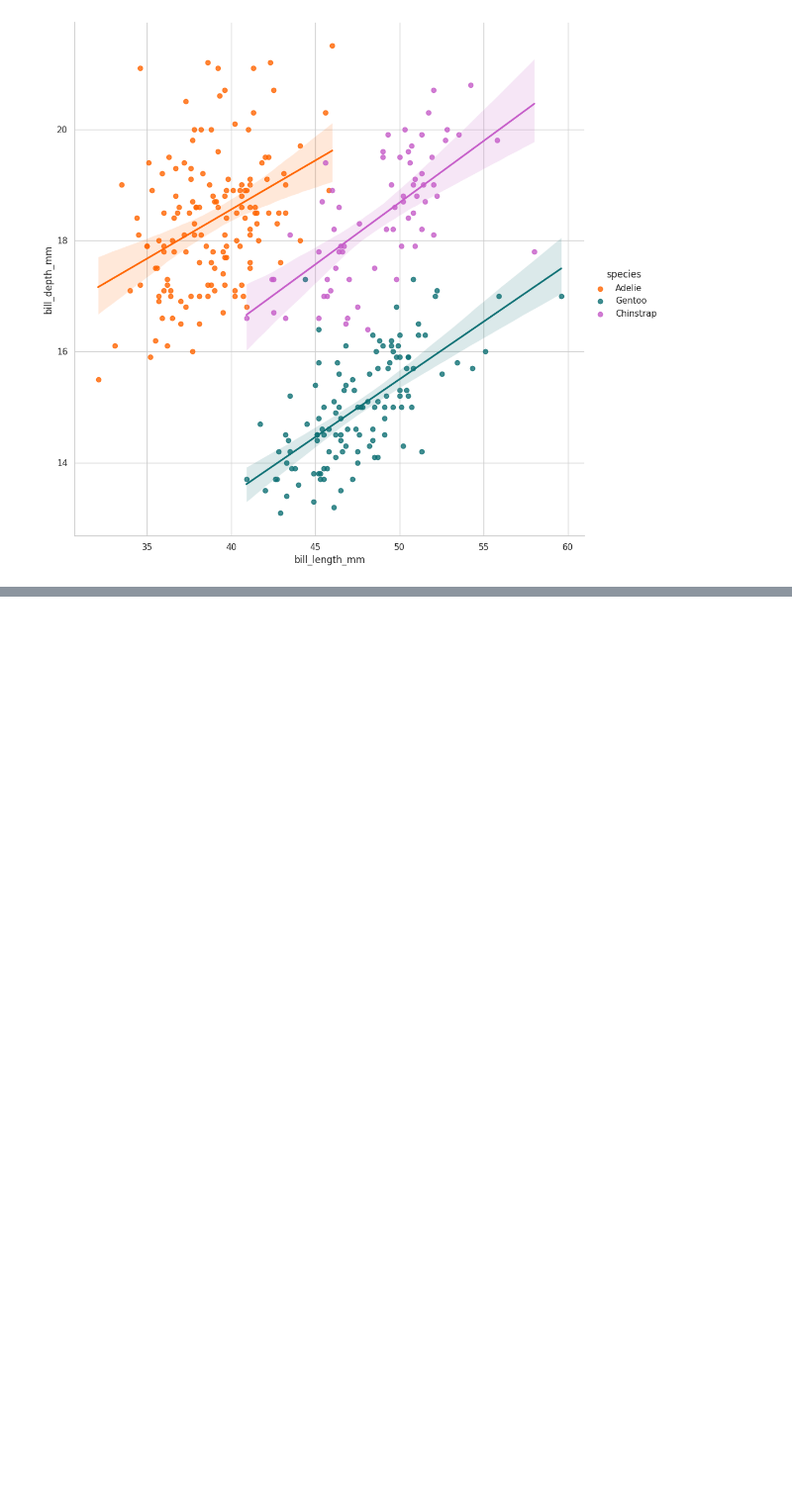
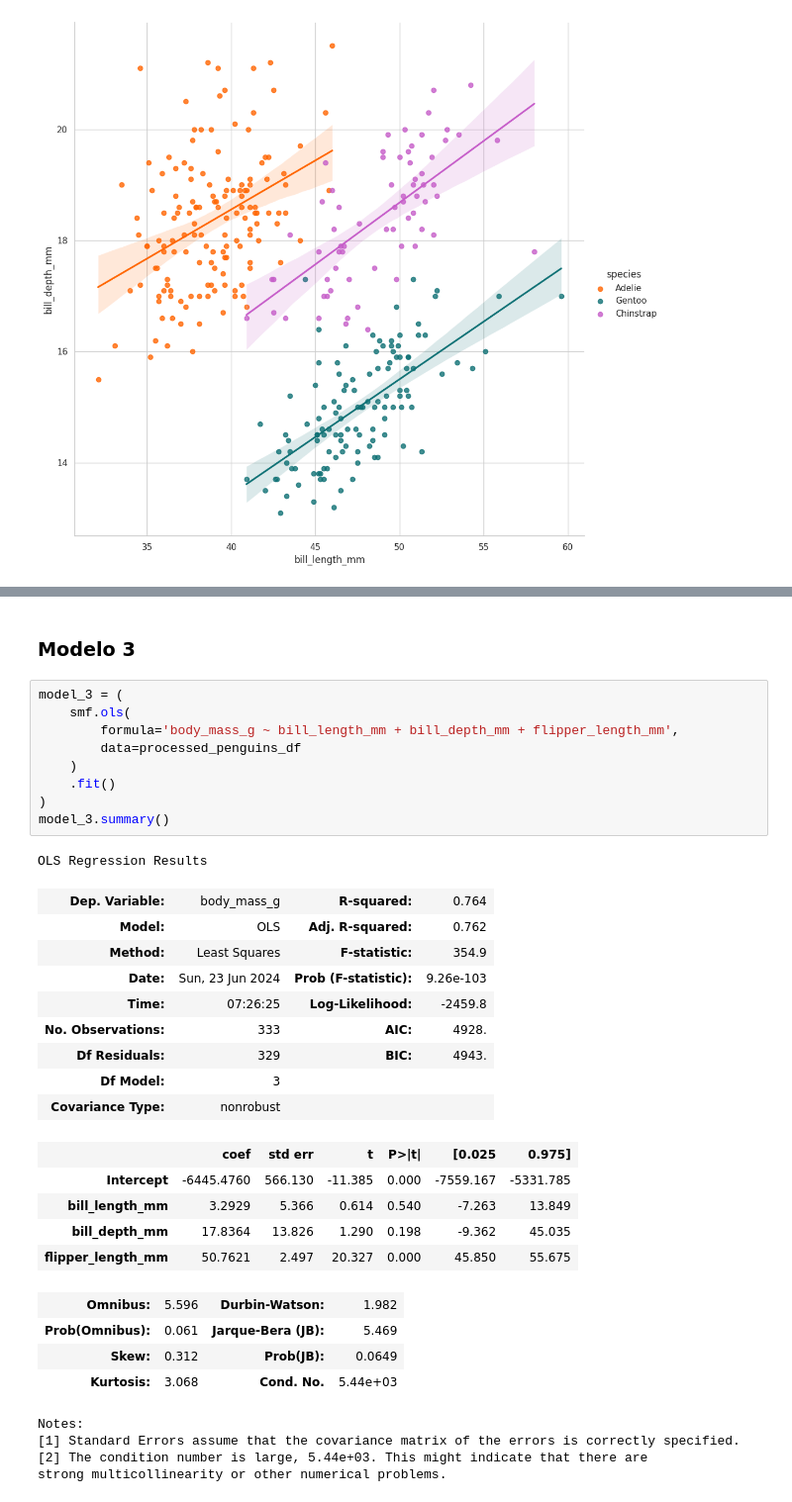
Before and after one commit to FernandoUrruchurtu/DatosPythonPlatzi, a Jupyter notebook: analisis-exploratorio-datos/notebook-eda-bivariate.ipynb, the cells around one changed output, grey strips where cells are left out. Shown at 99% size. Cells and saved outputs as stored; diff of their text form; blank space fills up the shorter version.

```diff
--- a/analisis-exploratorio-datos/notebook-eda-bivariate.ipynb
+++ b/analisis-exploratorio-datos/notebook-eda-bivariate.ipynb
@@ -263,0 +334,35 @@ sns.lmplot(
+# %% [markdown]
+### Modelo 3
+# %%
+model_3 = (
+    smf.ols(
+        formula='body_mass_g ~ bill_length_mm + bill_depth_mm + flipper_length_mm',
+        data=processed_penguins_df
+    )
+    .fit()
+)
+model_3.summary()
+# %% [output]
+OLS Regression Results
+| Dep. Variable: | body_mass_g | R-squared: | 0.764 |
+| Model: | OLS | Adj. R-squared: | 0.762 |
+| Method: | Least Squares | F-statistic: | 354.9 |
+| Date: | Sun, 23 Jun 2024 | Prob (F-statistic): | 9.26e-103 |
+| Time: | 07:26:25 | Log-Likelihood: | -2459.8 |
+| No. Observations: | 333 | AIC: | 4928. |
+| Df Residuals: | 329 | BIC: | 4943. |
+| Df Model: | 3 |  |  |
+| Covariance Type: | nonrobust |  |  |
+|  | coef | std err | t | P>|t| | [0.025 | 0.975] |
+| Intercept | -6445.4760 | 566.130 | -11.385 | 0.000 | -7559.167 | -5331.785 |
+| bill_length_mm | 3.2929 | 5.366 | 0.614 | 0.540 | -7.263 | 13.849 |
+| bill_depth_mm | 17.8364 | 13.826 | 1.290 | 0.198 | -9.362 | 45.035 |
+| flipper_length_mm | 50.7621 | 2.497 | 20.327 | 0.000 | 45.850 | 55.675 |
+| Omnibus: | 5.596 | Durbin-Watson: | 1.982 |
+| Prob(Omnibus): | 0.061 | Jarque-Bera (JB): | 5.469 |
+| Skew: | 0.312 | Prob(JB): | 0.0649 |
+| Kurtosis: | 3.068 | Cond. No. | 5.44e+03 |
+Notes:
+[1] Standard Errors assume that the covariance matrix of the errors is correctly specified.
+[2] The condition number is large, 5.44e+03. This might indicate that there are
+strong multicollinearity or other numerical problems.
```
Also changed, not shown: parts of 15 cells of this notebook, 1 other file.
